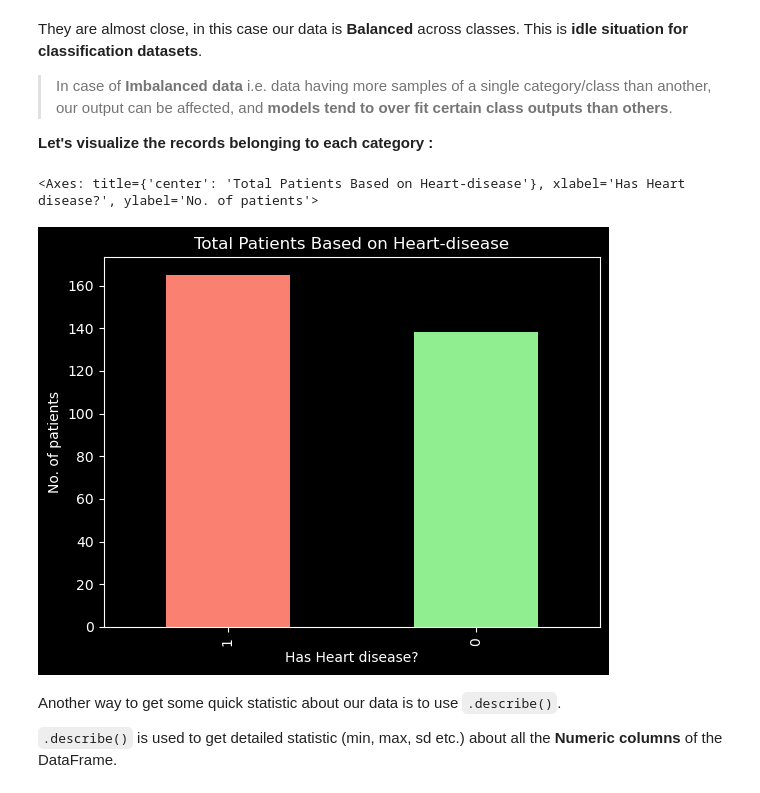
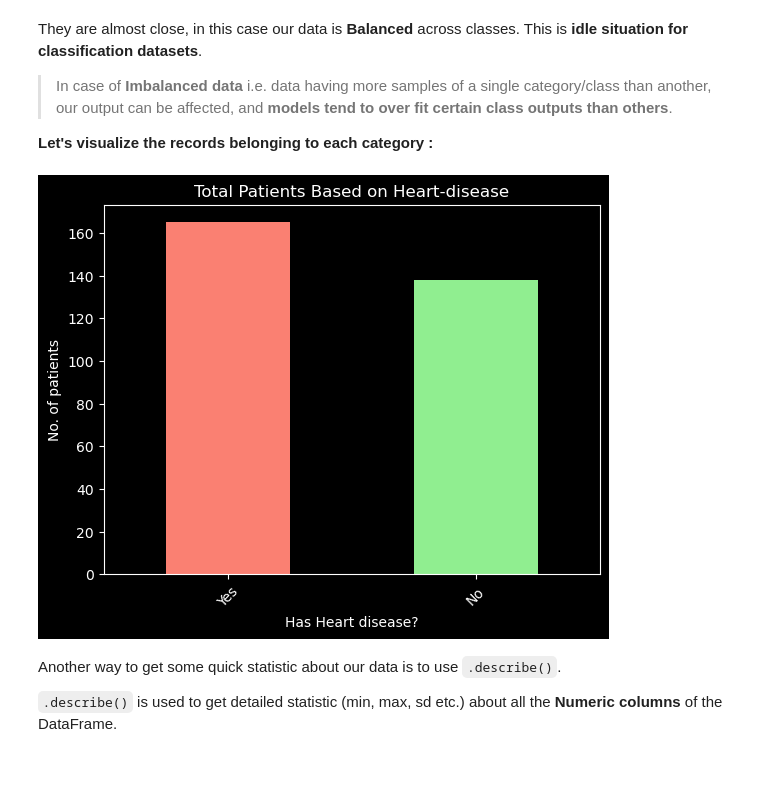
Before and after one commit to DarkDk123/Simple-Heart-disease-classification, a Jupyter notebook: Heart-disease-model.ipynb, the cells around one changed output. Cells and saved outputs as stored; diff of their text form; code cells hidden in the pictures.

```diff
--- a/Heart-disease-model.ipynb
+++ b/Heart-disease-model.ipynb
@@ -258,14 +270,18 @@ classification datasets**.
 # %%
 # Plot the value counts in a bar graph
 heart_disease_df["target"].value_counts().plot.bar(
     color=["salmon", "lightgreen"],
     xlabel="Has Heart disease?",
     ylabel="No. of patients",
-    title="Total Patients Based on Heart-disease"
+    title="Total Patients Based on Heart-disease",
 )
+
+plt.xticks(
+    ticks=[0, 1], labels=["Yes", "No"], rotation=45
+)  # Change the ticks and labels
+plt.show()
 # %% [output]
-<Axes: title={'center': 'Total Patients Based on Heart-disease'}, xlabel='Has Heart disease?', ylabel='No. of patients'>
-[figure, old version]
+[figure, new version]
 # %% [markdown]
 Another way to get some quick statistic about our data is to use `.describe()`.
 
```
Also changed, not shown: parts of 12 cells of this notebook.
